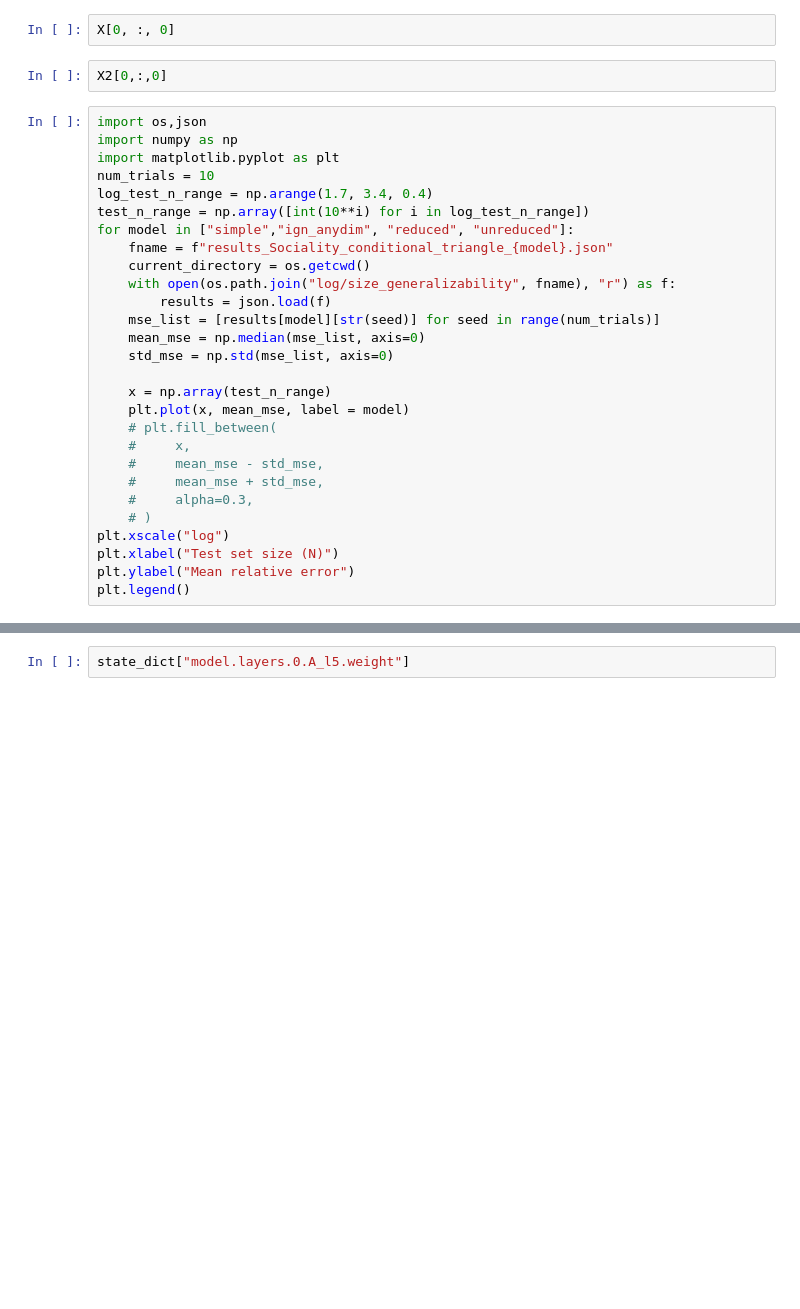
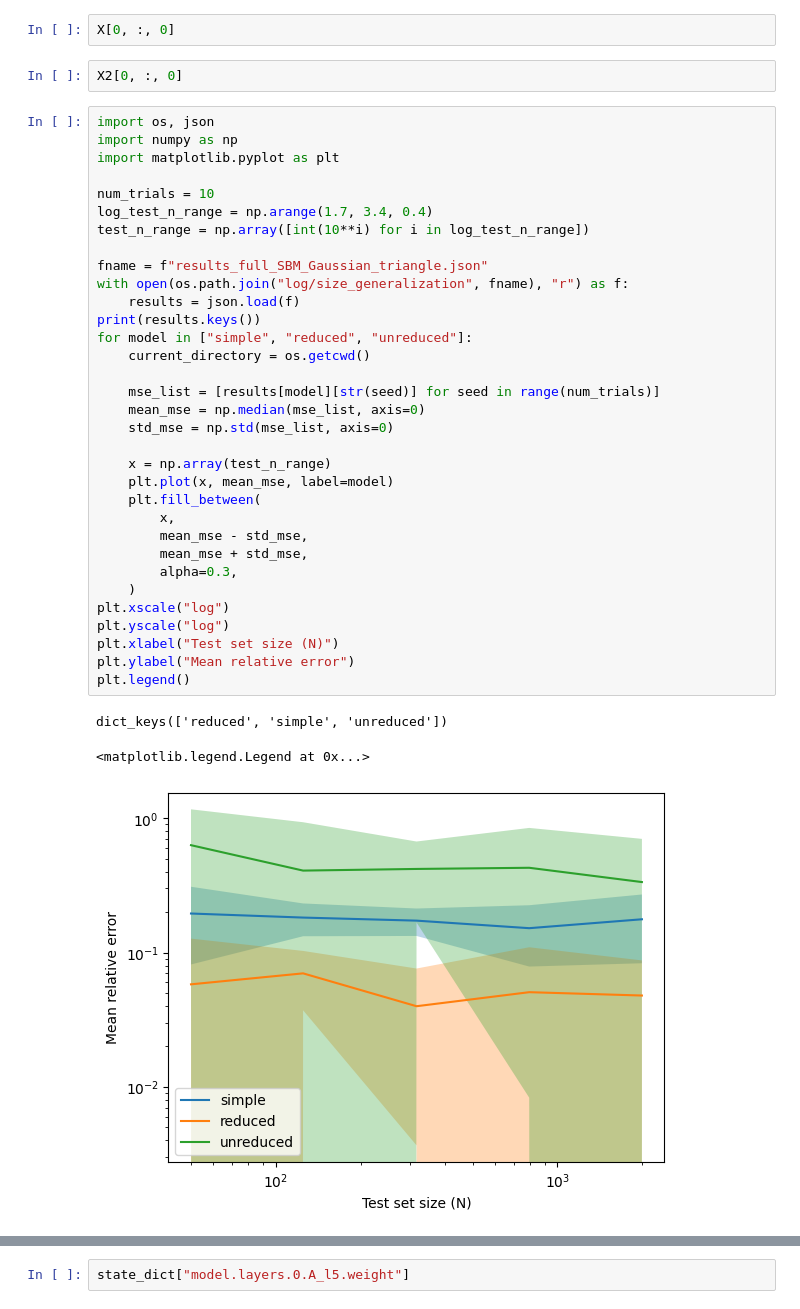
Before and after one commit to yuxinma98/transferring_transferability, a Jupyter notebook: GNN/notebook.ipynb, the cells around one changed output, grey strips where cells are left out. Drawn from its saved outputs; the diff is of its cells as text; blank space fills up the shorter version.

```diff
--- a/GNN/notebook.ipynb
+++ b/GNN/notebook.ipynb
@@ -87,32 +98,41 @@ torch.allclose(torch.kron(X, torch.ones(1, 10, 1)), X2, rtol=1e-2)
 # %%
 X[0, :, 0]
 # %%
-X2[0,:,0]
+X2[0, :, 0]
 # %%
-import os,json
+import os, json
 import numpy as np
 import matplotlib.pyplot as plt
+
 num_trials = 10
 log_test_n_range = np.arange(1.7, 3.4, 0.4)
 test_n_range = np.array([int(10**i) for i in log_test_n_range])
-for model in ["simple","ign_anydim", "reduced", "unreduced"]:
-    fname = f"results_Sociality_conditional_triangle_{model}.json"
+
+fname = f"results_full_SBM_Gaussian_triangle.json"
+with open(os.path.join("log/size_generalization", fname), "r") as f:
+    results = json.load(f)
+print(results.keys())
+for model in ["simple", "reduced", "unreduced"]:
     current_directory = os.getcwd()
-    with open(os.path.join("log/size_generalizability", fname), "r") as f:
-        results = json.load(f)
+
     mse_list = [results[model][str(seed)] for seed in range(num_trials)]
     mean_mse = np.median(mse_list, axis=0)
     std_mse = np.std(mse_list, axis=0)
 
     x = np.array(test_n_range)
-    plt.plot(x, mean_mse, label = model)
-    # plt.fill_between(
-    #     x,
-    #     mean_mse - std_mse,
-    #     mean_mse + std_mse,
-    #     alpha=0.3,
-    # )
+    plt.plot(x, mean_mse, label=model)
+    plt.fill_between(
+        x,
+        mean_mse - std_mse,
+        mean_mse + std_mse,
+        alpha=0.3,
+    )
 plt.xscale("log")
+plt.yscale("log")
 plt.xlabel("Test set size (N)")
 plt.ylabel("Mean relative error")
 plt.legend()
+# %% [output]
+dict_keys(['reduced', 'simple', 'unreduced'])
+<matplotlib.legend.Legend at 0x...>
+[figure, added]
```
Also changed, not shown: parts of 20 cells of this notebook, 5 other files.
